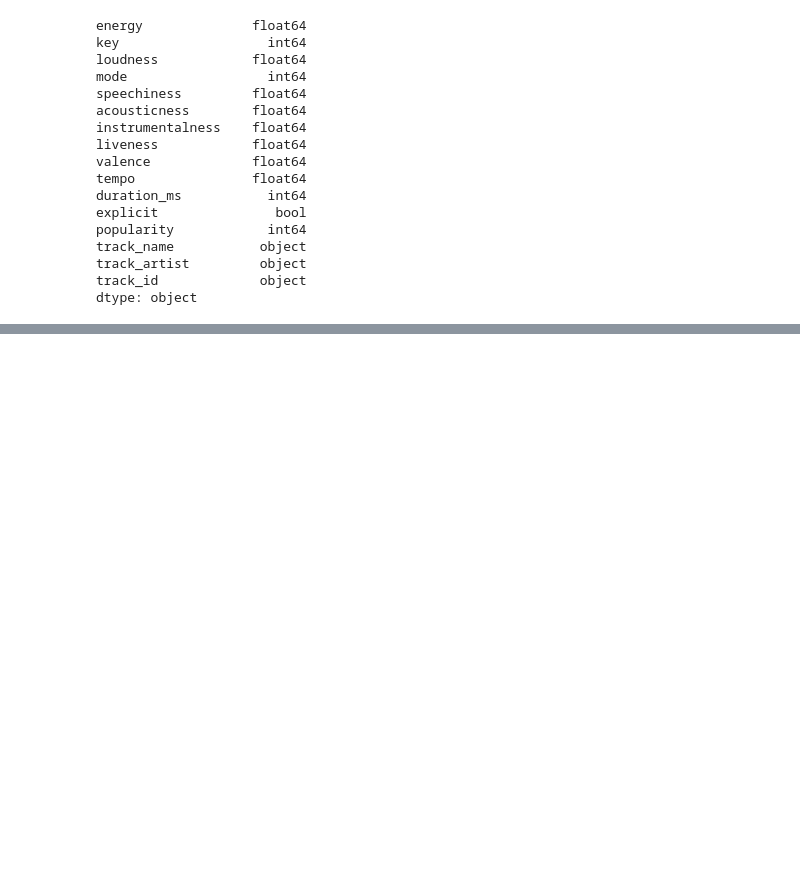
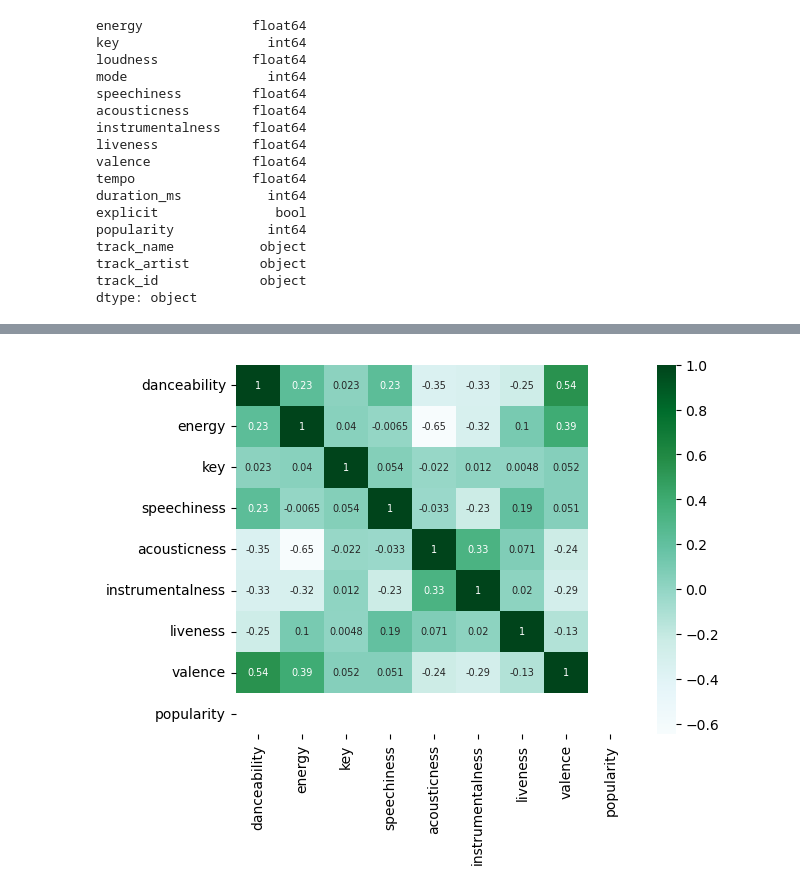
Before and after one commit to sir-cap/mid-bootcamp-project, a Jupyter notebook: Project2 - tiktok.ipynb, the cells around one changed output, grey strips where cells are left out. Drawn from its saved outputs; the diff is of its cells as text; code cells hidden in the pictures; blank space fills up the shorter version.

```diff
--- a/Project2 - tiktok.ipynb
+++ b/Project2 - tiktok.ipynb
@@ -201,4 +259,4 @@ tiktok = tiktok.drop(['artist_name','artist_name', 'artist_pop', 'album', 'track
 # %%
-unpopular = unpopular.drop(['explicit', 'popularity', 'track_name', 'track_artist', 'track_id'],axis = 1)
+unpopular = unpopular.drop(['explicit','track_name', 'track_artist', 'track_id','duration_ms', 'tempo', 'loudness', 'mode'],axis = 1)
 # %%
 tiktok = tiktok.reset_index()
@@ -205,6 +278,4 @@ tiktok = tiktok.reset_index()
 # %%
-unpopular = unpopular.reindex(columns=['energy','loudness','mode','key','speechiness','acousticness','instrumentalness','liveness','valence','tempo','duration_ms'])
+tiktok = tiktok.reindex(columns=['danceability','energy','key','speechiness','acousticness','instrumentalness','liveness'])
 # %%
 unpopular = unpopular.reset_index()
-# %%
-unpopular = unpopular.drop(['danceability'],axis = 1)
@@ -250,3 +308,0 @@ plt.show()
-# %%
-tiktok = tiktok.drop(['loudness'],axis = 1)
-unpopular = unpopular.drop(['loudness'],axis = 1)
@@ -403,0 +369,5 @@ plot_distribution(unpopular)
+# %%
+sns.heatmap(unpopular.corr(),cmap="BuGn",annot=True,annot_kws={"size": 7})
+plt.show()
+# %% [output]
+[figure, added]
```
Also changed, not shown: parts of 76 cells of this notebook, 7 other files.
